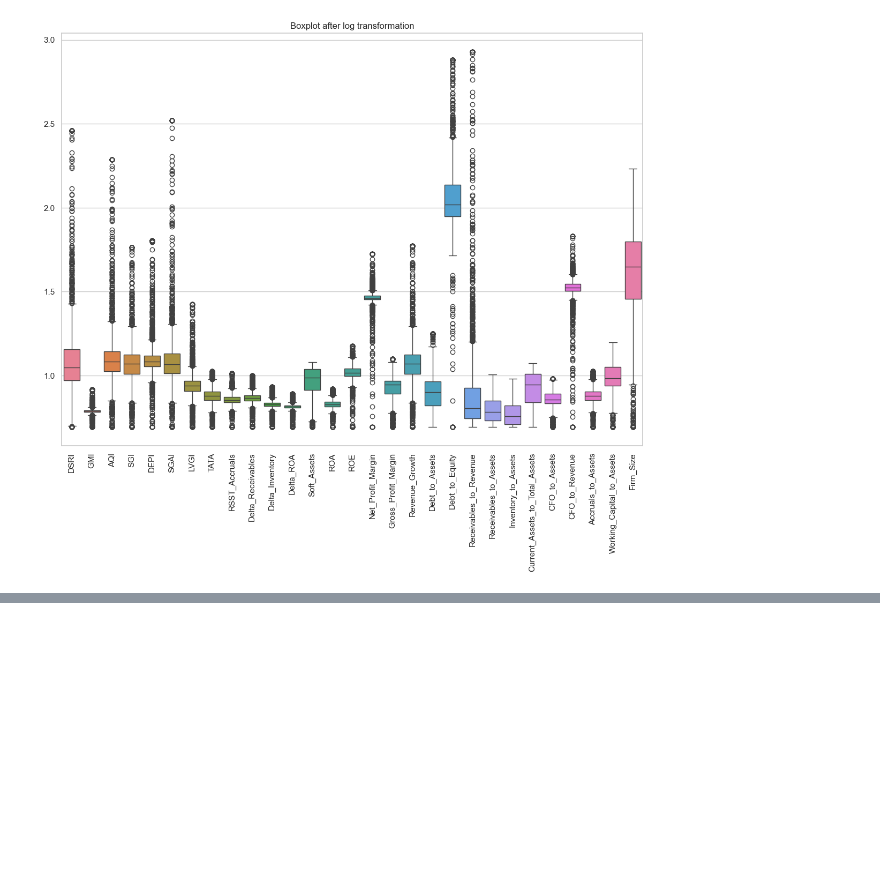
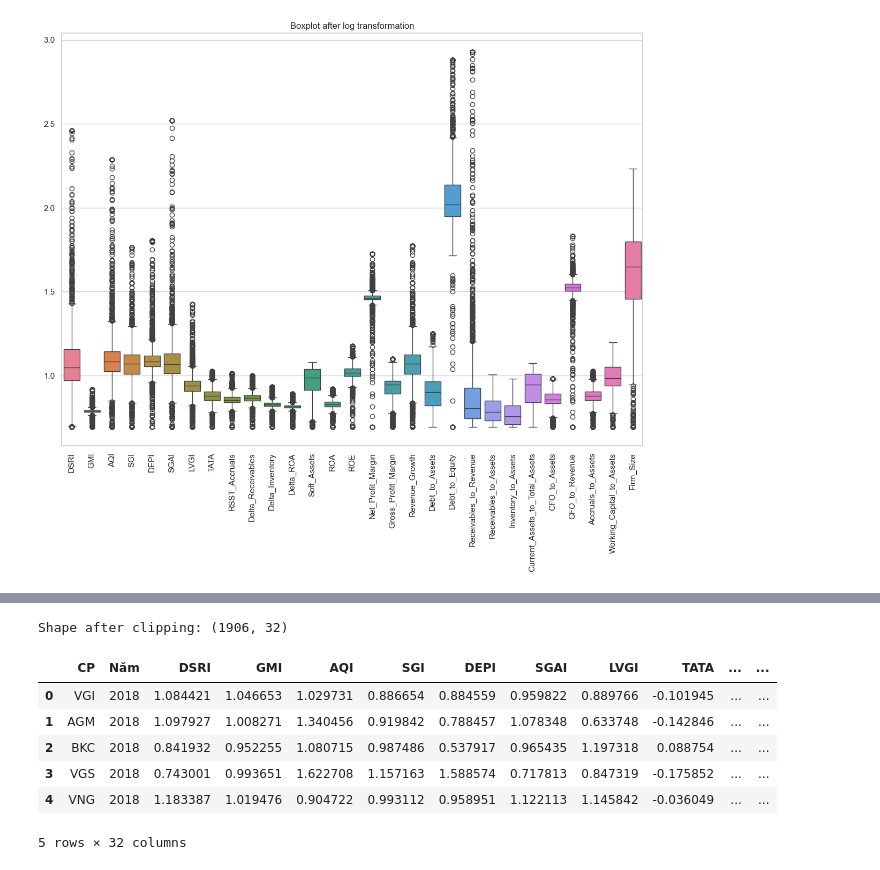
Before and after one commit to hiepvm04/Financial-Statement-Fraud-Detection-System-Using-Machine-Learning, a Jupyter notebook: notebooks/01_preprocessing.ipynb, the cells around one changed output, grey strips where cells are left out. Saved outputs shown, nothing was run; the diff lists cells and outputs as text; code cells hidden in the pictures; blank space fills up the shorter version.

```diff
--- a/notebooks/01_data_preprocessing.ipynb
+++ b/notebooks/01_preprocessing.ipynb
@@ -183,19 +205,3 @@ This step focuses on improving data quality before further analysis.
    while preserving potentially informative observations.
 
 3. The cleaned dataset is then saved for use in subsequent notebooks.
-# %%
-# Numeric columns
-numeric_cols = df.select_dtypes(include=np.number).columns
-numeric_cols = numeric_cols.drop(['Fraud'])  # không fill target
-
-# Fill theo mean của từng công ty
-df[numeric_cols] = df.groupby('CP')[numeric_cols].transform(
-    lambda x: x.fillna(x.mean())
-)
-
-# Fallback: median toàn dataset
-df[numeric_cols] = df[numeric_cols].fillna(df[numeric_cols].median())
-
-# Check lại
-print("Missing values after cleaning:")
-display(df[numeric_cols].isna().sum().sort_values(ascending=False))
@@ -221,7 +207,0 @@ dtype: int64
-# %%
-# Clip outliers
-df[numeric_cols] = df[numeric_cols].clip(
-    lower=df[numeric_cols].quantile(0.01),
-    upper=df[numeric_cols].quantile(0.99),
-    axis=1
-)
@@ -237,0 +208,5 @@ Processed data saved.
+# %%
+df_filled = fill_missing_values(df, group_col="CP", exclude_cols=[TARGET_COL])
+
+print("Missing values after filling:")
+display(df_filled.isna().sum().sort_values(ascending=False).head(20))
@@ -237,0 +232,14 @@ Processed data saved.
+# %%
+df_clipped = clip_outliers(df_filled, lower_q=0.01, upper_q=0.99, exclude_cols=[TARGET_COL])
+
+print("Shape after clipping:", df_clipped.shape)
+display(df_clipped.head())
+# %% [output]
+Shape after clipping: (1906, 32)
+|  | CP | Năm | DSRI | GMI | AQI | SGI | DEPI | SGAI | LVGI | TATA | ... | ... |
+| 0 | VGI | 2018 | 1.084421 | 1.046653 | 1.029731 | 0.886654 | 0.884559 | 0.959822 | 0.889766 | -0.101945 | ... | ... |
+| 1 | AGM | 2018 | 1.097927 | 1.008271 | 1.340456 | 0.919842 | 0.788457 | 1.078348 | 0.633748 | -0.142846 | ... | ... |
+| 2 | BKC | 2018 | 0.841932 | 0.952255 | 1.080715 | 0.987486 | 0.537917 | 0.965435 | 1.197318 | 0.088754 | ... | ... |
+| 3 | VGS | 2018 | 0.743001 | 0.993651 | 1.622708 | 1.157163 | 1.588574 | 0.717813 | 0.847319 | -0.175852 | ... | ... |
+| 4 | VNG | 2018 | 1.183387 | 1.019476 | 0.904722 | 0.993112 | 0.958951 | 1.122113 | 1.145842 | -0.036049 | ... | ... |
+5 rows × 32 columns
```
Also changed, not shown: parts of 12 cells of this notebook, 34 other files.
